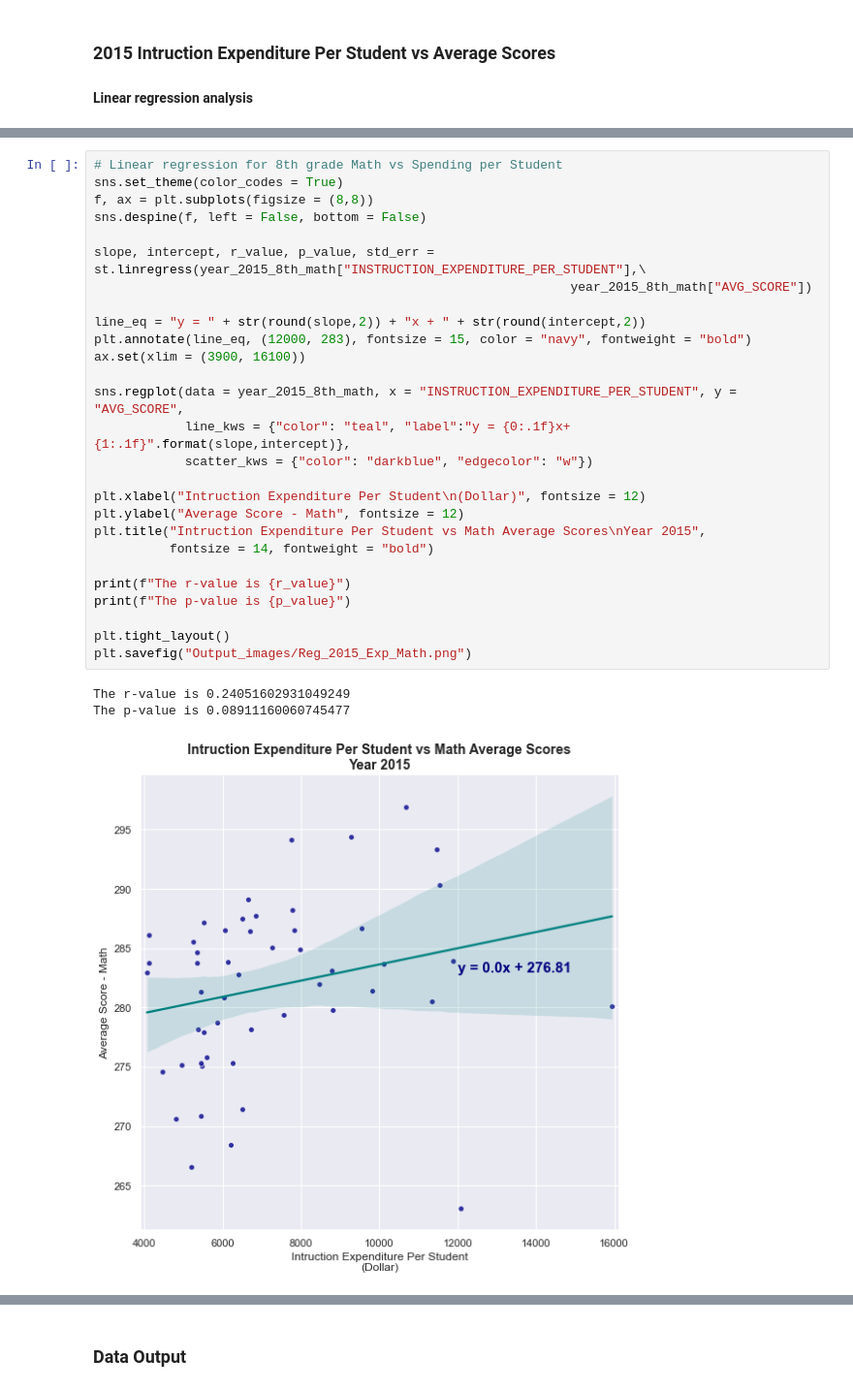
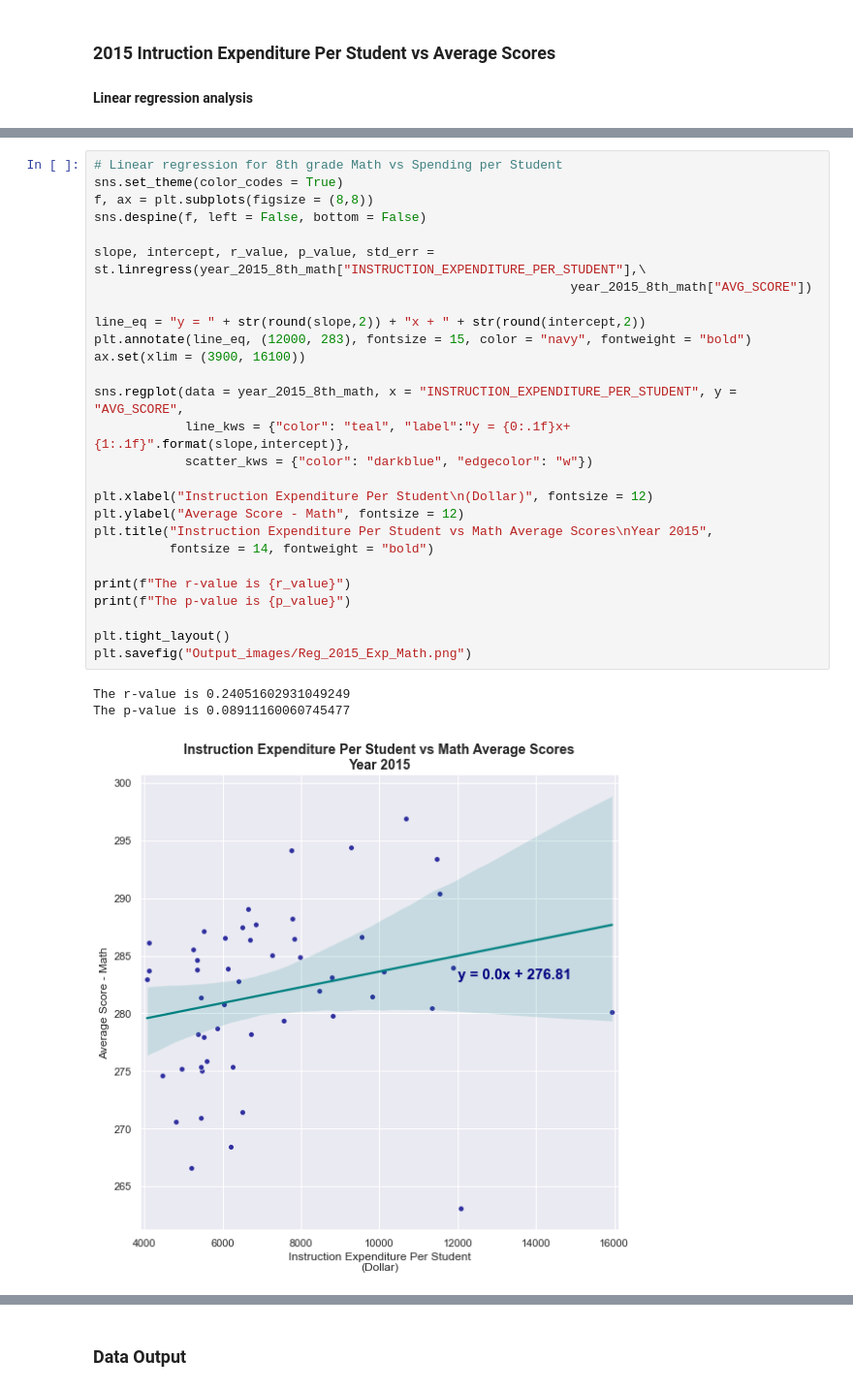
Before and after one commit to trangbt278/education, a Jupyter notebook: Student_Performance_vs_Funding.ipynb, the cells around one changed output, grey strips where cells are left out. Shown at 97% size. Cells and saved outputs as stored; diff of their text form.

```diff
--- a/Student_Performance_vs_Funding.ipynb
+++ b/Student_Performance_vs_Funding.ipynb
@@ -359,31 +359,31 @@ The p-value is 0.13190184771034683
 # %%
 # Linear regression for 8th grade Math vs Spending per Student
 sns.set_theme(color_codes = True)
 f, ax = plt.subplots(figsize = (8,8))
 sns.despine(f, left = False, bottom = False)
 
 slope, intercept, r_value, p_value, std_err = st.linregress(year_2015_8th_math["INSTRUCTION_EXPENDITURE_PER_STUDENT"],\
                                                                year_2015_8th_math["AVG_SCORE"])
 
 line_eq = "y = " + str(round(slope,2)) + "x + " + str(round(intercept,2))
 plt.annotate(line_eq, (12000, 283), fontsize = 15, color = "navy", fontweight = "bold")
 ax.set(xlim = (3900, 16100))
 
 sns.regplot(data = year_2015_8th_math, x = "INSTRUCTION_EXPENDITURE_PER_STUDENT", y = "AVG_SCORE",
             line_kws = {"color": "teal", "label":"y = {0:.1f}x+{1:.1f}".format(slope,intercept)},
             scatter_kws = {"color": "darkblue", "edgecolor": "w"})
 
-plt.xlabel("Intruction Expenditure Per Student\n(Dollar)", fontsize = 12)
+plt.xlabel("Instruction Expenditure Per Student\n(Dollar)", fontsize = 12)
 plt.ylabel("Average Score - Math", fontsize = 12)
-plt.title("Intruction Expenditure Per Student vs Math Average Scores\nYear 2015",
+plt.title("Instruction Expenditure Per Student vs Math Average Scores\nYear 2015",
           fontsize = 14, fontweight = "bold")
 
 print(f"The r-value is {r_value}")
 print(f"The p-value is {p_value}")
 
 plt.tight_layout()
 plt.savefig("Output_images/Reg_2015_Exp_Math.png")
 # %% [output]
 The r-value is 0.24051602931049249
 The p-value is 0.08911160060745477
-[figure, old version]
+[figure, new version]
```
Also changed, not shown: parts of 20 cells of this notebook, 8 other files.
